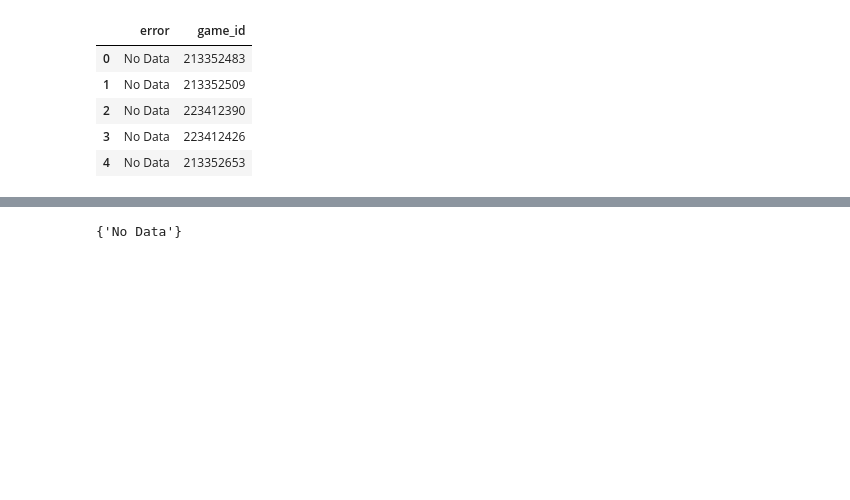
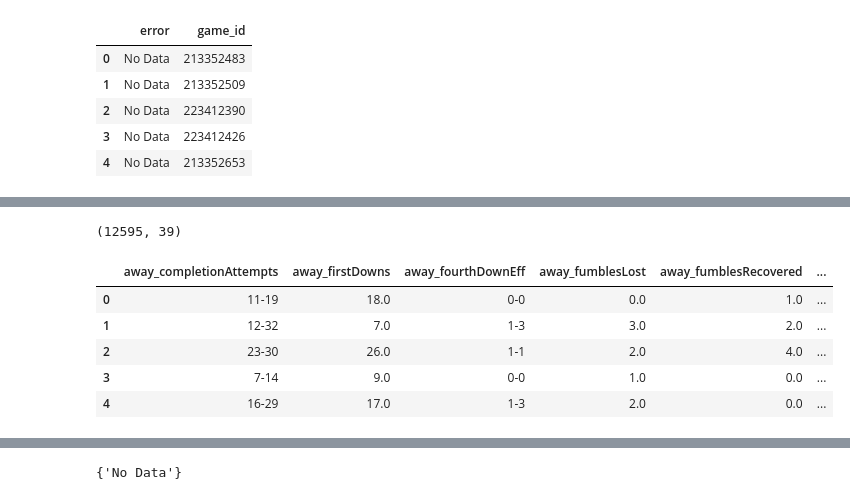
Before and after one commit to spwhite1337/sports-bettors, a Jupyter notebook: Untitled.ipynb, the cells around one changed output, grey strips where cells are left out. Cells and saved outputs as stored; diff of their text form; code cells hidden in the pictures; blank space fills up the shorter version.

```diff
--- a/Untitled.ipynb
+++ b/Untitled.ipynb
@@ -24,0 +39,12 @@ df_fails.head()
+# %%
+df_stats = pd.read_csv(os.path.join(DATA_DIR, 'df_stats.csv'))
+print(df_stats.shape)
+df_stats.head()
+# %% [output]
+(12595, 39)
+|  | away_completionAttempts | away_firstDowns | away_fourthDownEff | away_fumblesLost | away_fumblesRecovered | ... |
+| 0 | 11-19 | 18.0 | 0-0 | 0.0 | 1.0 | ... |
+| 1 | 12-32 | 7.0 | 1-3 | 3.0 | 2.0 | ... |
+| 2 | 23-30 | 26.0 | 1-1 | 2.0 | 4.0 | ... |
+| 3 | 7-14 | 9.0 | 0-0 | 1.0 | 0.0 | ... |
+| 4 | 16-29 | 17.0 | 1-3 | 2.0 | 0.0 | ... |
```
Also changed, not shown: parts of 4 cells of this notebook, 2 other files.
